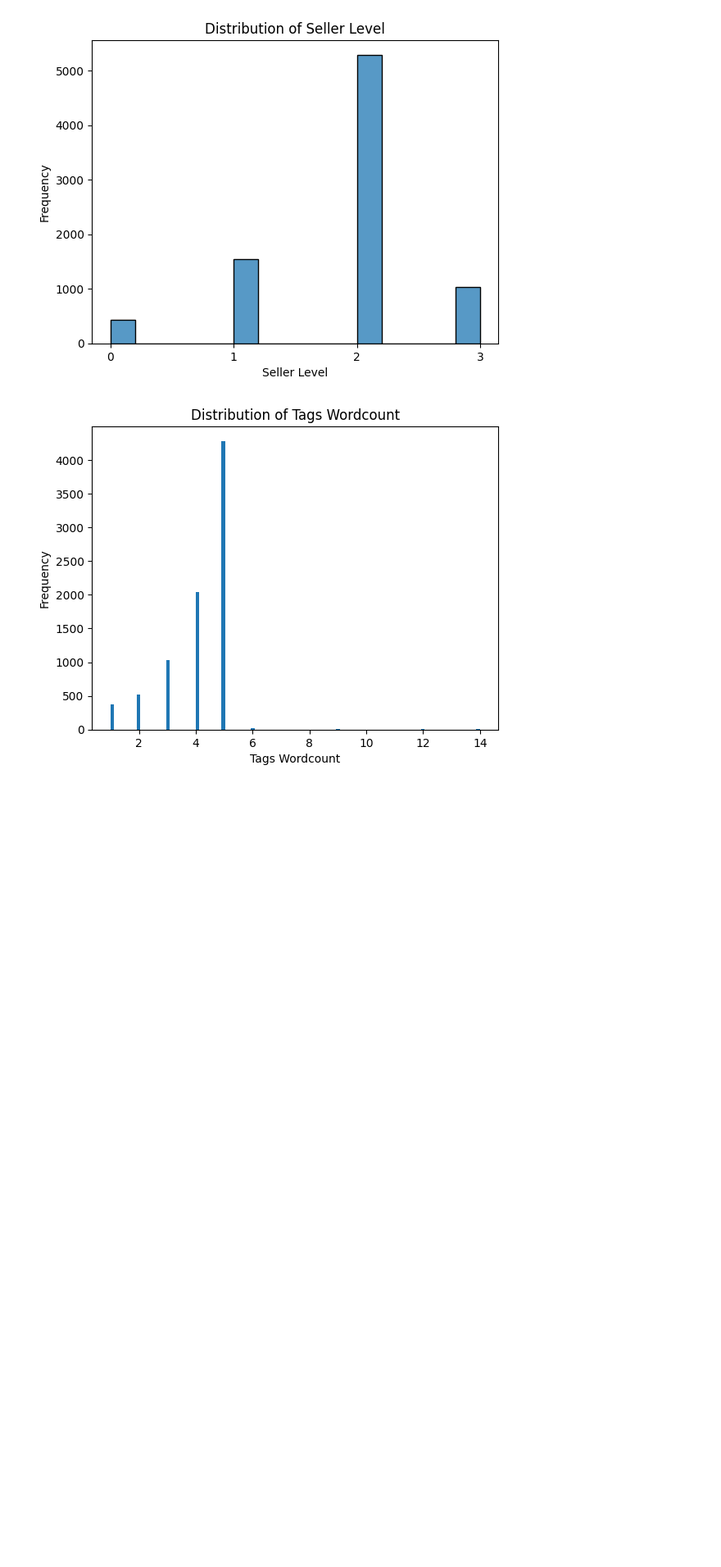
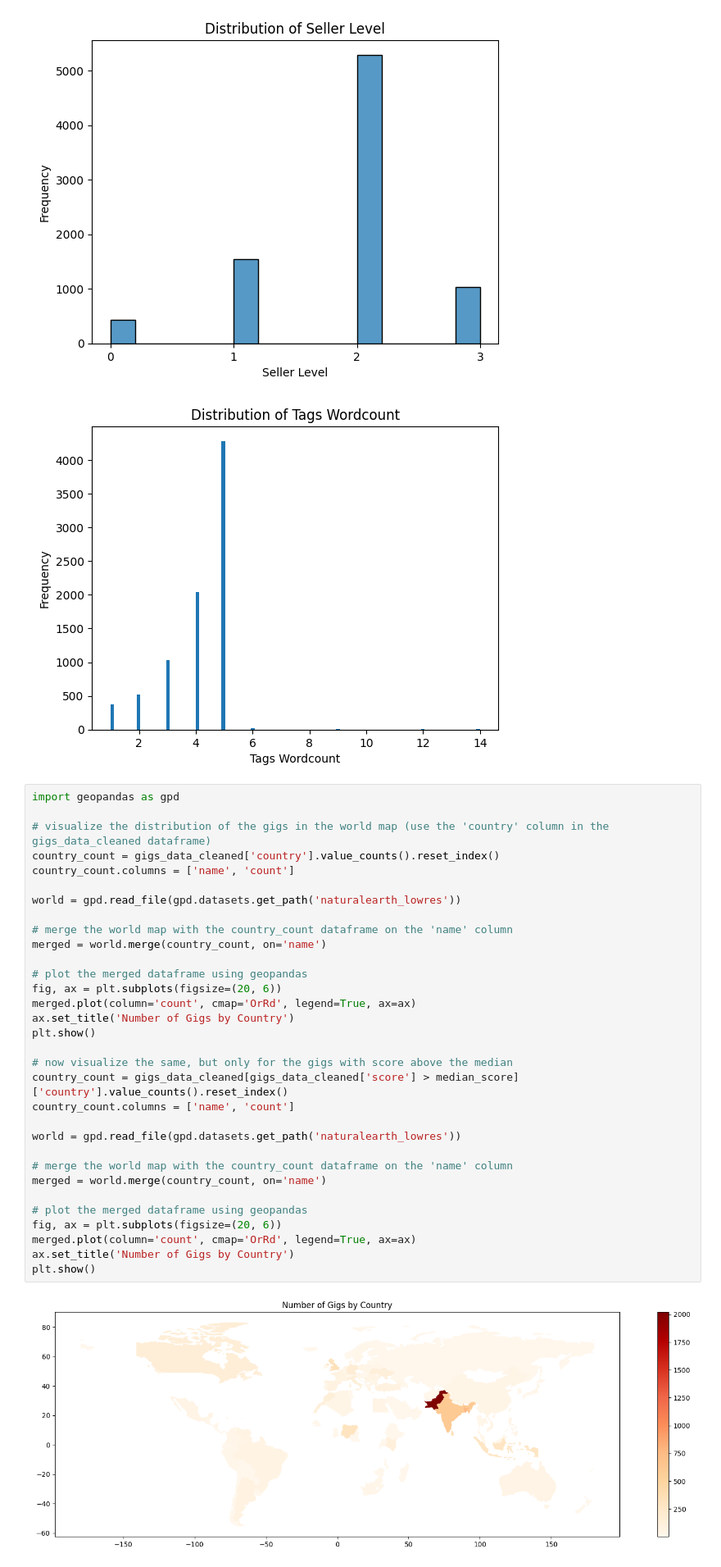
Before and after one commit to Deftera186/Fiverr-DA, a Jupyter notebook: data_visualizer.ipynb, the cells around one changed output. Shown: that part at 82% size. Drawn from its saved outputs; the diff is of its cells as text; blank space fills up the shorter version.

Commit message:
Implemented map visualization of the number of gigs by country

```diff
--- a/data_visualizer.ipynb
+++ b/data_visualizer.ipynb
@@ -161,3 +161,37 @@ plt.show()
 # %% [output]
 [figure]
 [figure]
+# %%
+import geopandas as gpd
+
+# visualize the distribution of the gigs in the world map (use the 'country' column in the gigs_data_cleaned dataframe)
+country_count = gigs_data_cleaned['country'].value_counts().reset_index()
+country_count.columns = ['name', 'count']
+
+world = gpd.read_file(gpd.datasets.get_path('naturalearth_lowres'))
+
+# merge the world map with the country_count dataframe on the 'name' column
+merged = world.merge(country_count, on='name')
+
+# plot the merged dataframe using geopandas
+fig, ax = plt.subplots(figsize=(20, 6))
+merged.plot(column='count', cmap='OrRd', legend=True, ax=ax)
+ax.set_title('Number of Gigs by Country')
+plt.show()
+
+# now visualize the same, but only for the gigs with score above the median
+country_count = gigs_data_cleaned[gigs_data_cleaned['score'] > median_score]['country'].value_counts().reset_index()
+country_count.columns = ['name', 'count']
+
+world = gpd.read_file(gpd.datasets.get_path('naturalearth_lowres'))
+
+# merge the world map with the country_count dataframe on the 'name' column
+merged = world.merge(country_count, on='name')
+
+# plot the merged dataframe using geopandas
+fig, ax = plt.subplots(figsize=(20, 6))
+merged.plot(column='count', cmap='OrRd', legend=True, ax=ax)
+ax.set_title('Number of Gigs by Country')
+plt.show()
+# %% [output]
+[figure, added]
```
Also changed, not shown: parts of 1 cell of this notebook.
